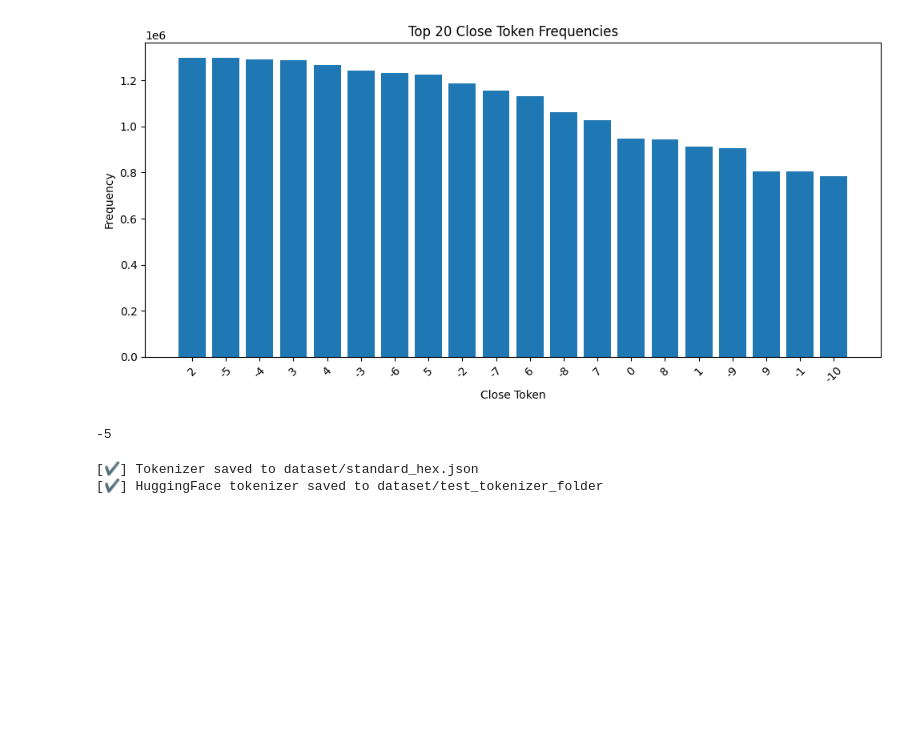
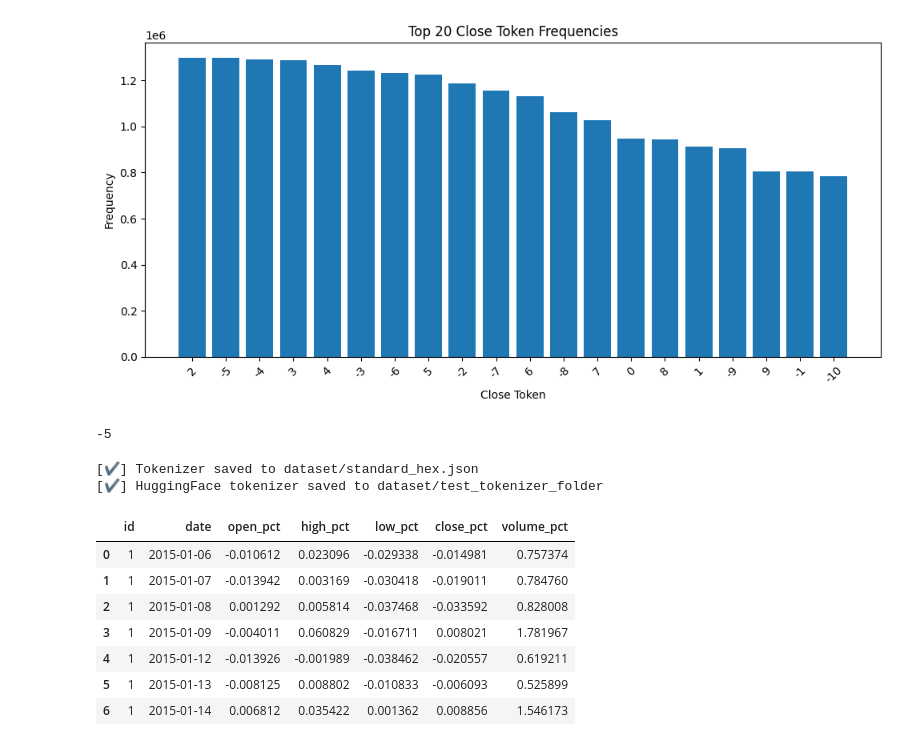
Before and after one commit to mythezone/fin_bert, a Jupyter notebook: train/train_tokenizer_i.ipynb, the cells around one changed output. Saved outputs shown, nothing was run; the diff lists cells and outputs as text; code cells hidden in the pictures; blank space fills up the shorter version.

```diff
--- a/train/train_tokenizer_i.ipynb
+++ b/train/train_tokenizer_i.ipynb
@@ -37,3 +37,17 @@ train_hex_tokenizer(
 # %% [output]
 [✔] Tokenizer saved to dataset/standard_hex.json
 [✔] HuggingFace tokenizer saved to dataset/test_tokenizer_folder
+# %%
+import pandas as pd
+
+df = pd.read_pickle("dataset/pickled/daily_percentage_df.pkl")
+df.head(7)
+# %% [output]
+|  | id | date | open_pct | high_pct | low_pct | close_pct | volume_pct |
+| 0 | 1 | 2015-01-06 | -0.010612 | 0.023096 | -0.029338 | -0.014981 | 0.757374 |
+| 1 | 1 | 2015-01-07 | -0.013942 | 0.003169 | -0.030418 | -0.019011 | 0.784760 |
+| 2 | 1 | 2015-01-08 | 0.001292 | 0.005814 | -0.037468 | -0.033592 | 0.828008 |
+| 3 | 1 | 2015-01-09 | -0.004011 | 0.060829 | -0.016711 | 0.008021 | 1.781967 |
+| 4 | 1 | 2015-01-12 | -0.013926 | -0.001989 | -0.038462 | -0.020557 | 0.619211 |
+| 5 | 1 | 2015-01-13 | -0.008125 | 0.008802 | -0.010833 | -0.006093 | 0.525899 |
+| 6 | 1 | 2015-01-14 | 0.006812 | 0.035422 | 0.001362 | 0.008856 | 1.546173 |
```
Also changed, not shown: parts of 3 cells of this notebook, 1 other file.
